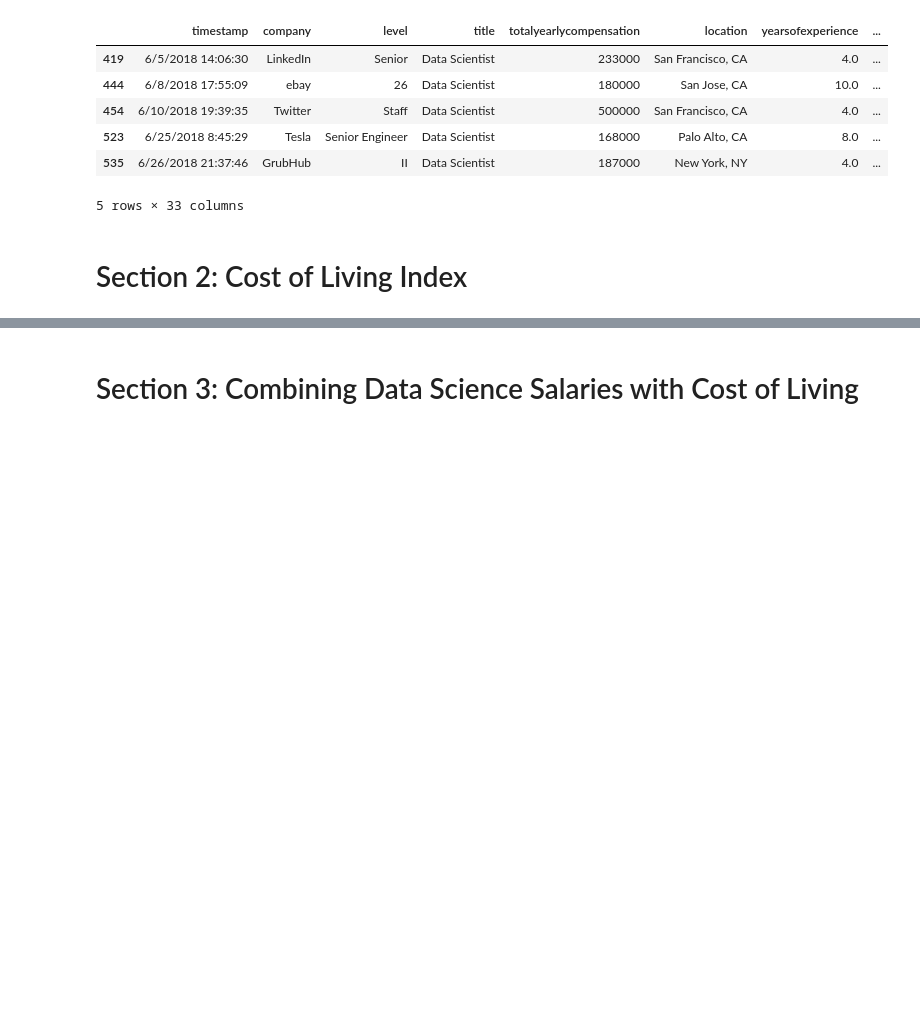
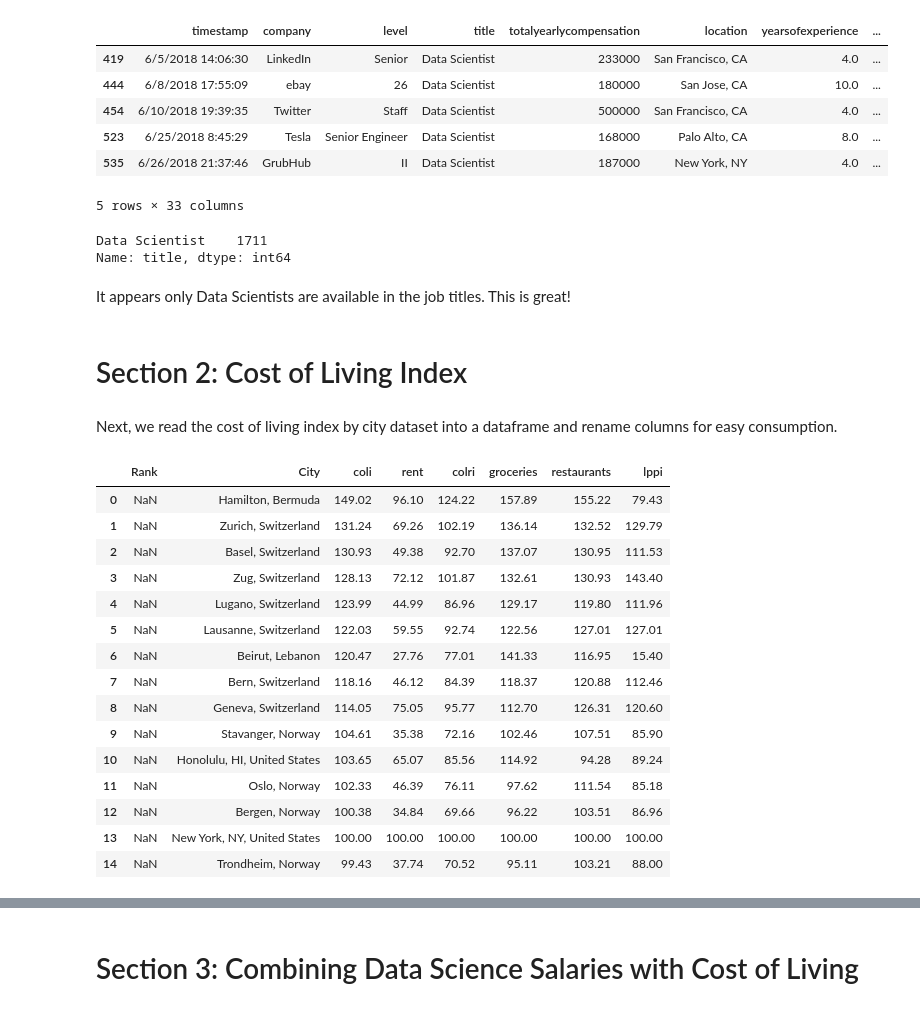
Before and after one commit to dl-lim/kaggle-1, a Jupyter notebook: ds-sal.ipynb, the cells around one changed output, grey strips where cells are left out. Drawn from its saved outputs; the diff is of its cells as text; code cells hidden in the pictures; blank space fills up the shorter version.

```diff
--- a/ds-sal.ipynb
+++ b/ds-sal.ipynb
@@ -83,5 +129,14 @@ fds.head()
 | 523 | 6/25/2018 8:45:29 | Tesla | Senior Engineer | Data Scientist | 168000 | Palo Alto, CA | 8.0 | ... |
 | 535 | 6/26/2018 21:37:46 | GrubHub | II | Data Scientist | 187000 | New York, NY | 4.0 | ... |
 5 rows × 33 columns
+# %%
+fds.title.value_counts()
+# %% [output]
+Data Scientist    1711
+Name: title, dtype: int64
+# %% [markdown]
+It appears only Data Scientists are available in the job titles. This is great!
 # %% [markdown]
 # Section 2: Cost of Living Index
+# %% [markdown]
+Next, we read the cost of living index by city dataset into a dataframe and rename columns for easy consumption.
@@ -87,0 +156,20 @@ fds.head()
+# %%
+# Check the data
+cdf.head(15)
+# %% [output]
+|  | Rank | City | coli | rent | colri | groceries | restaurants | lppi |
+| 0 | NaN | Hamilton, Bermuda | 149.02 | 96.10 | 124.22 | 157.89 | 155.22 | 79.43 |
+| 1 | NaN | Zurich, Switzerland | 131.24 | 69.26 | 102.19 | 136.14 | 132.52 | 129.79 |
+| 2 | NaN | Basel, Switzerland | 130.93 | 49.38 | 92.70 | 137.07 | 130.95 | 111.53 |
+| 3 | NaN | Zug, Switzerland | 128.13 | 72.12 | 101.87 | 132.61 | 130.93 | 143.40 |
+| 4 | NaN | Lugano, Switzerland | 123.99 | 44.99 | 86.96 | 129.17 | 119.80 | 111.96 |
+| 5 | NaN | Lausanne, Switzerland | 122.03 | 59.55 | 92.74 | 122.56 | 127.01 | 127.01 |
+| 6 | NaN | Beirut, Lebanon | 120.47 | 27.76 | 77.01 | 141.33 | 116.95 | 15.40 |
+| 7 | NaN | Bern, Switzerland | 118.16 | 46.12 | 84.39 | 118.37 | 120.88 | 112.46 |
+| 8 | NaN | Geneva, Switzerland | 114.05 | 75.05 | 95.77 | 112.70 | 126.31 | 120.60 |
+| 9 | NaN | Stavanger, Norway | 104.61 | 35.38 | 72.16 | 102.46 | 107.51 | 85.90 |
+| 10 | NaN | Honolulu, HI, United States | 103.65 | 65.07 | 85.56 | 114.92 | 94.28 | 89.24 |
+| 11 | NaN | Oslo, Norway | 102.33 | 46.39 | 76.11 | 97.62 | 111.54 | 85.18 |
+| 12 | NaN | Bergen, Norway | 100.38 | 34.84 | 69.66 | 96.22 | 103.51 | 86.96 |
+| 13 | NaN | New York, NY, United States | 100.00 | 100.00 | 100.00 | 100.00 | 100.00 | 100.00 |
+| 14 | NaN | Trondheim, Norway | 99.43 | 37.74 | 70.52 | 95.11 | 103.21 | 88.00 |
```
Also changed, not shown: parts of 16 cells of this notebook.
